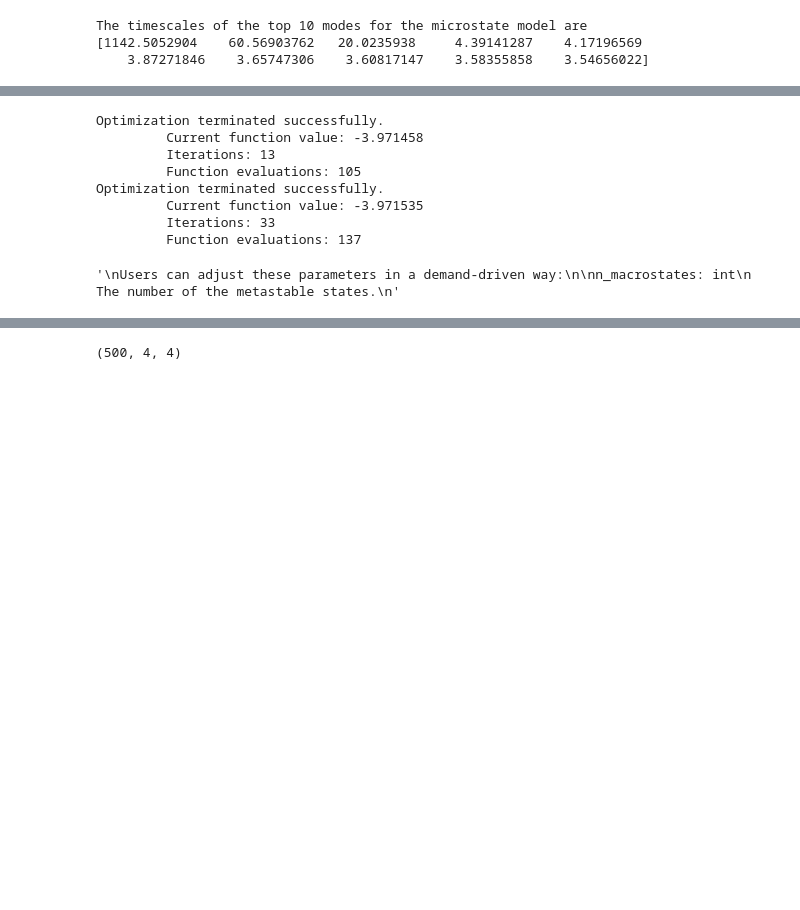
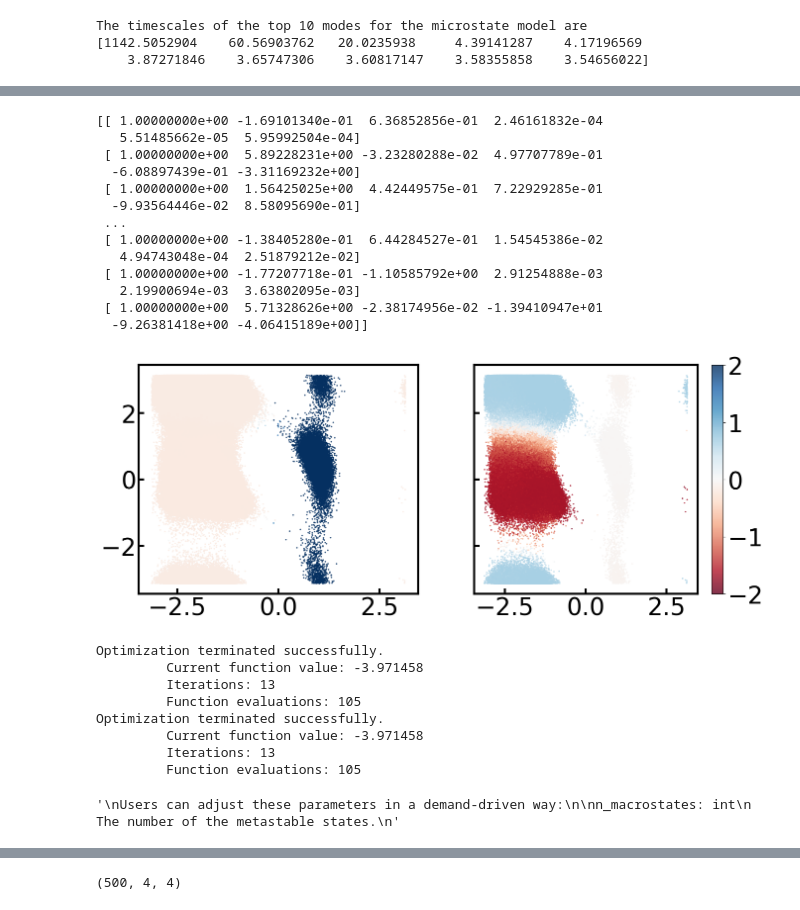
Before and after one commit to xuhuihuang/GME_tutorials, a Jupyter notebook: workshop-scripts/alanine_dipeptide_MSM.ipynb, the cells around one changed output, grey strips where cells are left out. Saved outputs shown, nothing was run; the diff lists cells and outputs as text; code cells hidden in the pictures; blank space fills up the shorter version.

```diff
--- a/workshop-scripts/alanine_dipeptide_MSM.ipynb
+++ b/workshop-scripts/alanine_dipeptide_MSM.ipynb
@@ -271,6 +293,52 @@ plt.show()
 # @title Validation of the microstate MSM
 # This step takes a long time
 # More details: https://github.com/xuhuihuang/GME_tutorials/blob/main/tutorials/alanine_dipeptide/MicroMSM.ipynb
+# %%
+# @title Visulization of Dynamic Modes in Microstates
+
+featurizer = DihedralFeaturizer(types=['phi', 'psi'], sincos=False)
+rama_trajs = np.concatenate(featurizer.fit_transform(xyz))
+
+msm = MarkovStateModel(n_timescales=5, lag_time=100,
+                   reversible_type='transpose', verbose=False)
+msm.fit(clustered_trajs)
+
+eigenvec = msm.right_eigenvectors_
+print(msm.right_eigenvectors_)
+
+plt.rcParams['font.size'] = 35
+fig, axes = plt.subplots(figsize=(16,6), nrows=1, ncols=2, sharey=True)
+
+sc1 = axes[0].scatter(rama_trajs[::10,0], rama_trajs[::10,1], s=5,
+            c= eigenvec[:,1][np.concatenate(clustered_trajs)[::10]], alpha=0.8, linewidth=0, cmap='RdBu', vmin=-2, vmax=2)
+sc2 = axes[1].scatter(rama_trajs[::10,0], rama_trajs[::10,1], s=5,
+            c= eigenvec[:,2][np.concatenate(clustered_trajs)[::10]], alpha=0.8, linewidth=0, cmap='RdBu', vmin=-2, vmax=2)
+
+# Add colorbars
+cbar = plt.colorbar(sc2, ax=axes[1], orientation='vertical')
+
+axes[0].tick_params(axis='both', direction='in', width=3, length=8)
+axes[1].tick_params(axis='both', direction='in', width=3, length=8)
+for spine in axes[0].spines.values():
+        spine.set_linewidth(3)
+for spine in axes[1].spines.values():
+        spine.set_linewidth(3)
+plt.show()
+# %% [output]
+[[ 1.00000000e+00 -1.69101340e-01  6.36852856e-01  2.46161832e-04
+   5.51485662e-05  5.95992504e-04]
+ [ 1.00000000e+00  5.89228231e+00 -3.23280288e-02  4.97707789e-01
+  -6.08897439e-01 -3.31169232e+00]
+ [ 1.00000000e+00  1.56425025e+00  4.42449575e-01  7.22929285e-01
+  -9.93564446e-02  8.58095690e-01]
+ ...
+ [ 1.00000000e+00 -1.38405280e-01  6.44284527e-01  1.54545386e-02
+   4.94743048e-04  2.51879212e-02]
+ [ 1.00000000e+00 -1.77207718e-01 -1.10585792e+00  2.91254888e-03
+   2.19900694e-03  3.63802095e-03]
+ [ 1.00000000e+00  5.71328626e+00 -2.38174956e-02 -1.39410947e+01
+  -9.26381418e+00 -4.06415189e+00]]
+[figure, added]
 # %%
 # @title PCCA+: Kinetic lumping
 n_macro = 4
@@ -291,8 +359,8 @@ Optimization terminated successfully.
          Iterations: 13
          Function evaluations: 105
 Optimization terminated successfully.
-         Current function value: -3.971535
-         Iterations: 33
-         Function evaluations: 137
+         Current function value: -3.971458
+         Iterations: 13
+         Function evaluations: 105
 '\nUsers can adjust these parameters in a demand-driven way:\n\nn_macrostates: int\n    The number of the metastable states.\n'
 # %%
```
Also changed, not shown: parts of 16 cells of this notebook.
